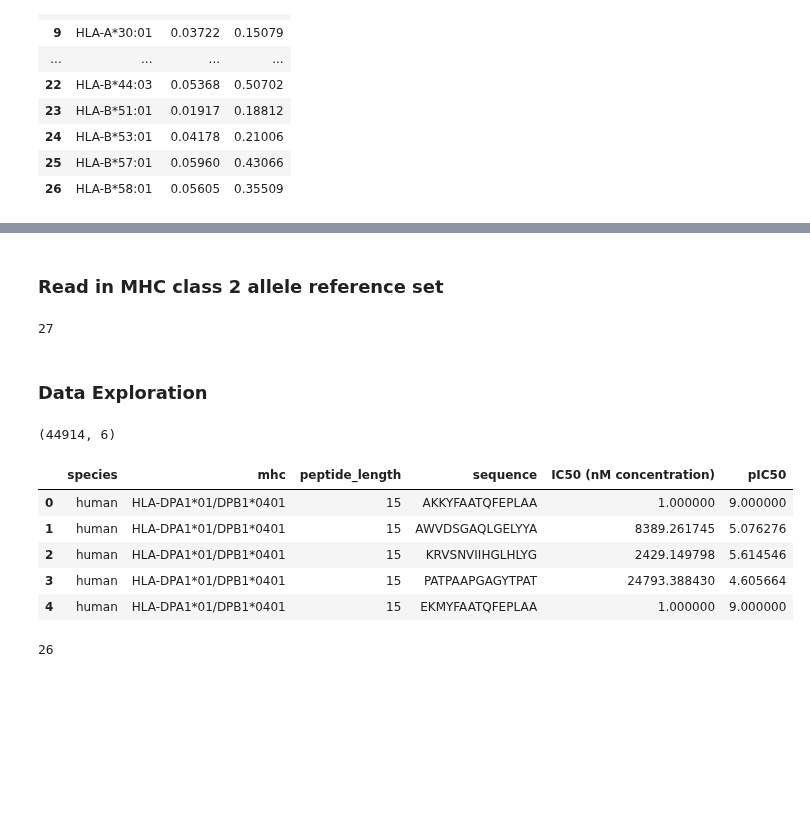
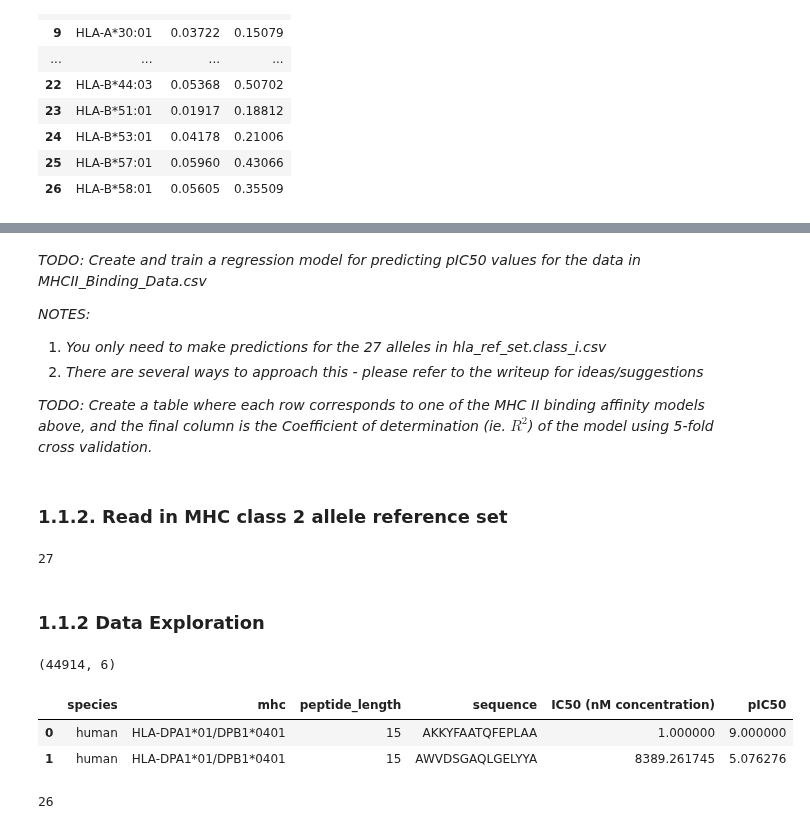
Before and after one commit to ryanquinnnelson/CMU-02718-HW5, a Jupyter notebook: exploratory_analysis_rqn_2020-11-15.ipynb, the cells around one changed output, grey strips where cells are left out. Drawn from its saved outputs; the diff is of its cells as text; code cells hidden in the pictures; blank space fills up the shorter version.

```diff
--- a/exploratory_analysis_rqn_2020-11-15.ipynb
+++ b/exploratory_analysis_rqn_2020-11-15.ipynb
@@ -391,30 +602,35 @@ I then attempted to visualize the features with PCA. This helped inform me that
+# %% [markdown]
+*TODO: Create and train a regression model for predicting pIC50 values for the data in MHCII_Binding_Data.csv*
+
+*NOTES:*
+1. *You only need to make predictions for the 27 alleles in hla_ref_set.class_i.csv*
+2. *There are several ways to approach this - please refer to the writeup for ideas/suggestions*
+
+*TODO: Create a table where each row corresponds to one of the MHC II binding affinity models above, and the final column is the Coefficient of determination (ie. $R^2$) of the model using 5-fold cross validation.*
 # %% [markdown]
-### Read in MHC class 2 allele reference set
+### 1.1.2. Read in MHC class 2 allele reference set
 # %%
 PATH_TO_REF_SET = 'data/hla_ref_set.class_ii.csv'
 ref_set_class_ii = pd.read_csv(PATH_TO_REF_SET,header=None)
+
+# create a list of alleles
+class_ii_list = ref_set_class_ii[0].tolist()
+len(class_ii_list)
+# %% [output]
+27
-# %%
-# create a list of alleles
-class_ii_list = ref_set_class_ii[0].tolist()
-len(class_ii_list)
-# %% [output]
-27
 # %% [markdown]
-### Data Exploration
+### 1.1.2 Data Exploration
 # %%
 # read in data
 PATH_TO_MHC2_DATA = 'data/MHCII_Binding_Data.csv'
 MHC2_df = pd.read_csv(PATH_TO_MHC2_DATA)
 print(MHC2_df.shape)
-MHC2_df.head()
+MHC2_df.head(2)
 # %% [output]
 (44914, 6)
 |  | species | mhc | peptide_length | sequence | IC50 (nM concentration) | pIC50 |
 | 0 | human | HLA-DPA1*01/DPB1*0401 | 15 | AKKYFAATQFEPLAA | 1.000000 | 9.000000 |
 | 1 | human | HLA-DPA1*01/DPB1*0401 | 15 | AWVDSGAQLGELYYA | 8389.261745 | 5.076276 |
-| 2 | human | HLA-DPA1*01/DPB1*0401 | 15 | KRVSNVIIHGLHLYG | 2429.149798 | 5.614546 |
-| 3 | human | HLA-DPA1*01/DPB1*0401 | 15 | PATPAAPGAGYTPAT | 24793.388430 | 4.605664 |
-| 4 | human | HLA-DPA1*01/DPB1*0401 | 15 | EKMYFAATQFEPLAA | 1.000000 | 9.000000 |
 # %%
 # rename allele column to match MHC1 data
 MHC2_df = MHC2_df.rename(columns={"mhc": "HLA Allele"})
```
Also changed, not shown: parts of 157 cells of this notebook.
